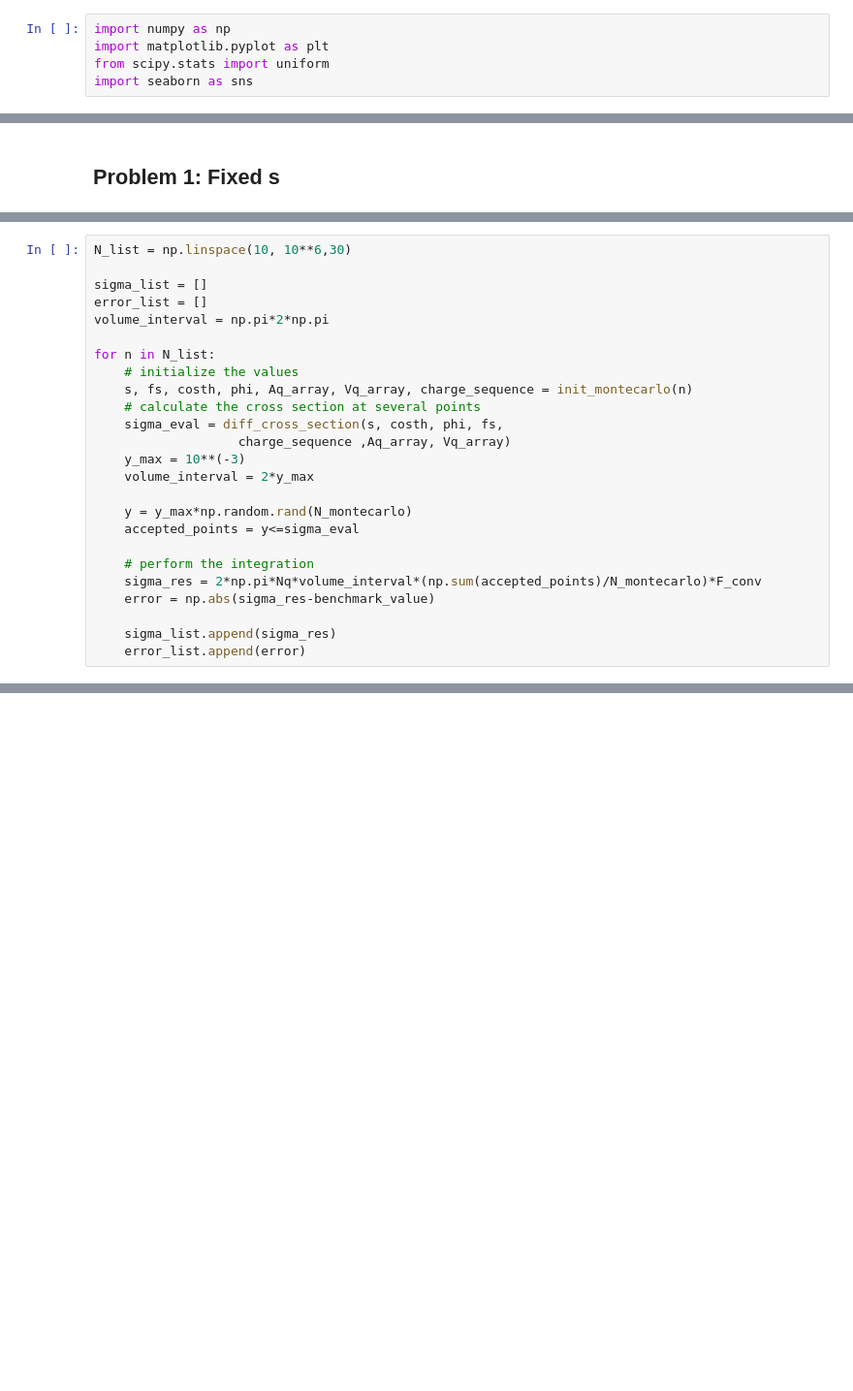
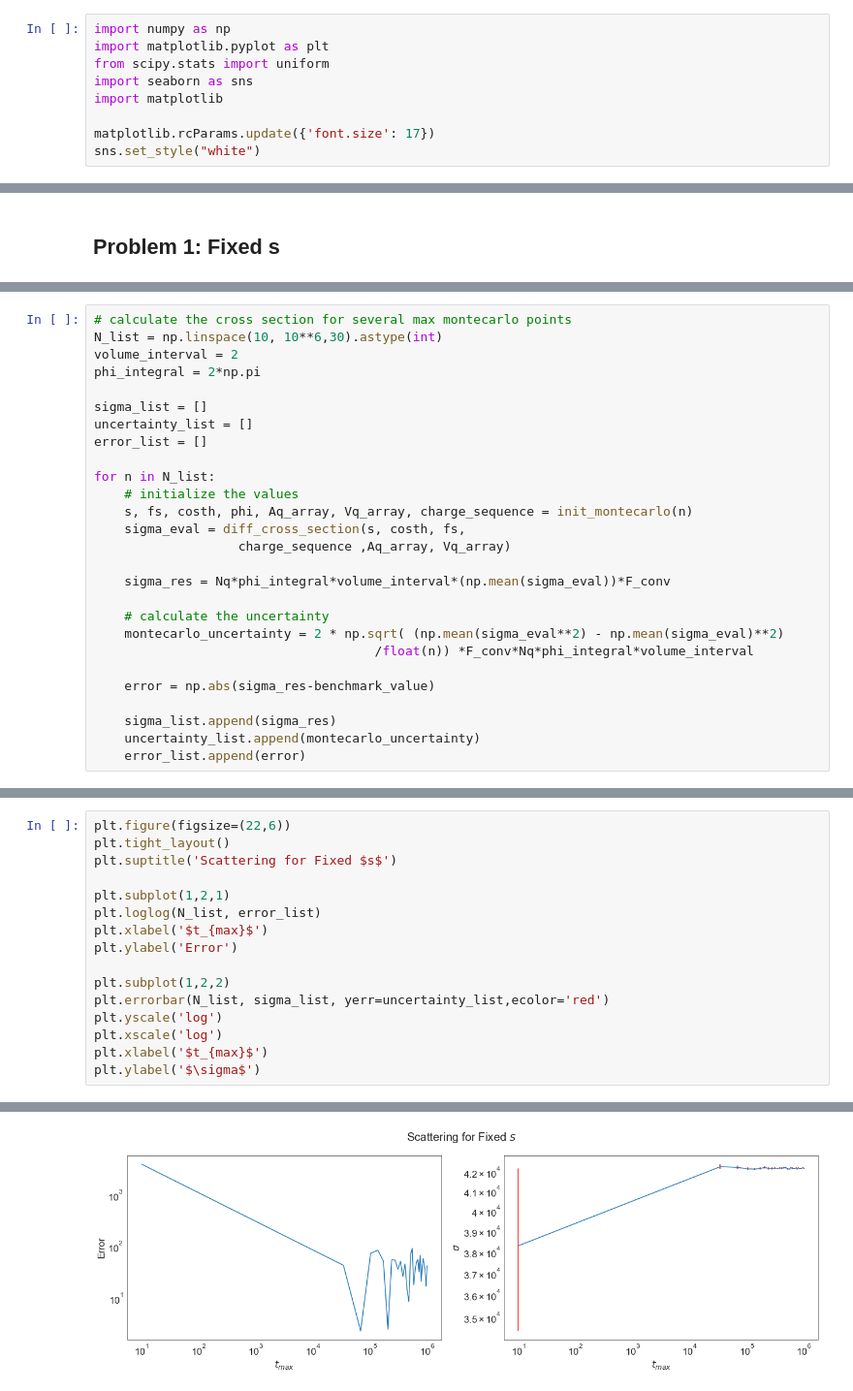
Before and after one commit to Ssalazar12/Physics, a Jupyter notebook: montecarlo_qcd/problem_1_montecarlo.ipynb, the cells around one changed output, grey strips where cells are left out. Shown at 97% size. Saved outputs shown, nothing was run; the diff lists cells and outputs as text; blank space fills up the shorter version.

```diff
--- a/montecarlo_qcd/problem_1_montecarlo.ipynb
+++ b/montecarlo_qcd/problem_1_montecarlo.ipynb
@@ -3,3 +3,7 @@ import numpy as np
 import matplotlib.pyplot as plt
 from scipy.stats import uniform
 import seaborn as sns
+import matplotlib
+
+matplotlib.rcParams.update({'font.size': 17})
+sns.set_style("white")
@@ -167,25 +148,27 @@ error =  13673.85098483817
 # %%
-N_list = np.linspace(10, 10**6,30)
+# calculate the cross section for several max montecarlo points
+N_list = np.linspace(10, 10**6,30).astype(int)
+volume_interval = 2
+phi_integral = 2*np.pi
 
 sigma_list = []
+uncertainty_list = []
 error_list = []
-volume_interval = np.pi*2*np.pi
 
 for n in N_list:
     # initialize the values
     s, fs, costh, phi, Aq_array, Vq_array, charge_sequence = init_montecarlo(n)
-    # calculate the cross section at several points
-    sigma_eval = diff_cross_section(s, costh, phi, fs,
+    sigma_eval = diff_cross_section(s, costh, fs,
                    charge_sequence ,Aq_array, Vq_array)
-    y_max = 10**(-3)
-    volume_interval = 2*y_max
 
-    y = y_max*np.random.rand(N_montecarlo)
-    accepted_points = y<=sigma_eval
+    sigma_res = Nq*phi_integral*volume_interval*(np.mean(sigma_eval))*F_conv
 
-    # perform the integration
-    sigma_res = 2*np.pi*Nq*volume_interval*(np.sum(accepted_points)/N_montecarlo)*F_conv
+    # calculate the uncertainty
+    montecarlo_uncertainty = 2 * np.sqrt( (np.mean(sigma_eval**2) - np.mean(sigma_eval)**2)
+                                     /float(n)) *F_conv*Nq*phi_integral*volume_interval
+
     error = np.abs(sigma_res-benchmark_value)
 
     sigma_list.append(sigma_res)
+    uncertainty_list.append(montecarlo_uncertainty)
     error_list.append(error)
@@ -267,0 +175,17 @@ res
+# %%
+plt.figure(figsize=(22,6))
+plt.tight_layout()
+plt.suptitle('Scattering for Fixed $s$')
+
+plt.subplot(1,2,1)
+plt.loglog(N_list, error_list)
+plt.xlabel('$t_{max}$')
+plt.ylabel('Error')
+
+plt.subplot(1,2,2)
+plt.errorbar(N_list, sigma_list, yerr=uncertainty_list,ecolor='red')
+plt.yscale('log')
+plt.xscale('log')
+plt.xlabel('$t_{max}$')
+plt.ylabel('$\sigma$')
+# %% [output]
@@ -267,0 +193 @@ res
+[figure, added]
```
Also changed, not shown: parts of 21 cells of this notebook.
